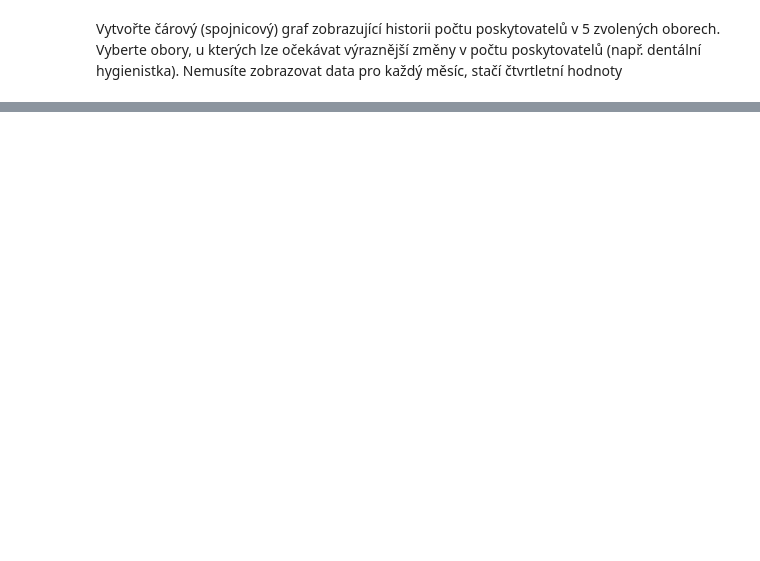
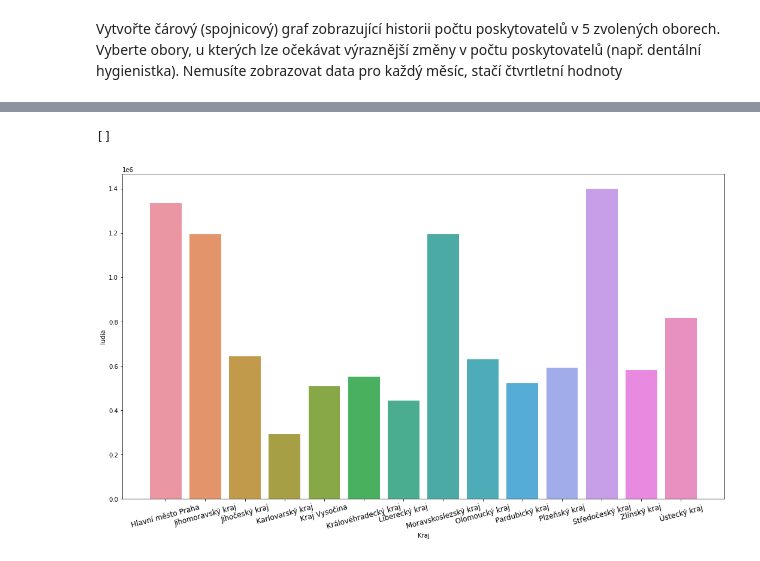
Before and after one commit to adaryb123/UPAproject, a Jupyter notebook: Data_analysis.ipynb, the cells around one changed output, grey strips where cells are left out. Drawn from its saved outputs; the diff is of its cells as text; code cells hidden in the pictures; blank space fills up the shorter version.

```diff
--- a/Data_analysis.ipynb
+++ b/Data_analysis.ipynb
@@ -571,0 +560,20 @@ sns.lineplot(data=df_grouped.loc[df_grouped['OborPece'] == 'zubní lékařství'
+# %%
+#df_dem.count()
+df_dem = df_dem.loc[df_dem['casref_do'] == '2020-12-31']
+df_dem = df_dem.loc[df_dem['vek_txt'].isnull() & df_dem['pohlavi_txt'].isnull()]
+#df_dem.sample(14)
+# %%
+df_people = df_dem.drop(df_dem.columns.difference(['vuzemi_txt','hodnota']),1)
+#df_people.value_counts()
+# %%
+# upravenie druheho datasetu
+df_fac = df_fac.loc[df_fac['OborPece'] == 'všeobecné praktické lékařství']
+df_fac = df_fac.groupby(['Kraj']).size().reset_index(name='counts')
+#print(df_fac)
+# %%
+#spojenie datasetov
+df_merged = df_fac.merge(df_people, left_on='Kraj', right_on='vuzemi_txt')
+df_merged =  df_merged.rename(columns={'counts': 'doktori', 'hodnota': 'ludia'})
+#df_merged.sample(14)
+df_merged['ludi_na_doktora'] = (df_merged['ludia'] / df_merged['doktori'])
+#df_merged.sample(14)
@@ -571,0 +582,7 @@ sns.lineplot(data=df_grouped.loc[df_grouped['OborPece'] == 'zubní lékařství'
+# %%
+plot1 = sns.barplot(x='Kraj', y='ludia', data = df_merged)
+plt.xticks(rotation=15)
+plt.plot()
+# %% [output]
+[]
+[figure, added]
```
Also changed, not shown: parts of 30 cells of this notebook.
